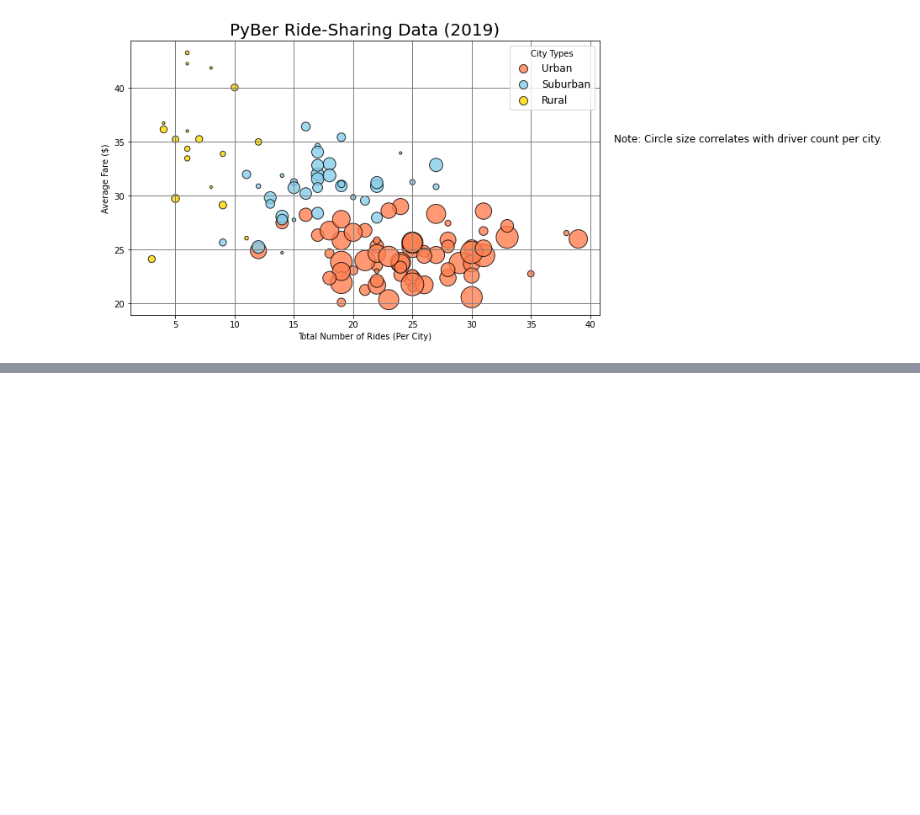
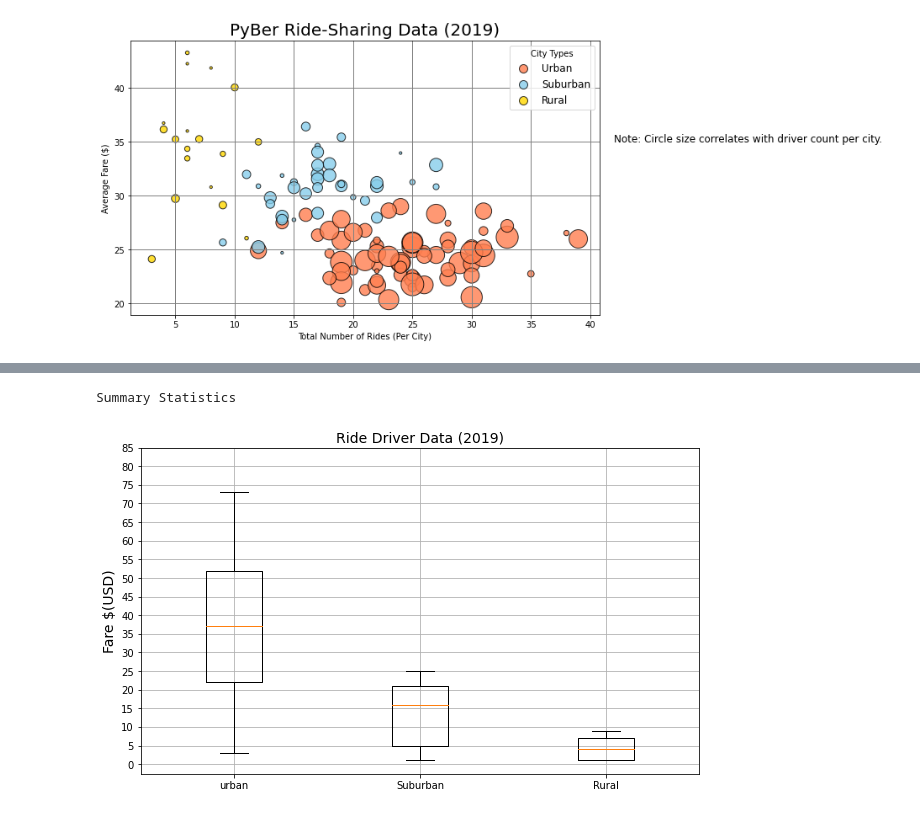
Before and after one commit to austenmarden/pyber_analysis, a Jupyter notebook: pyber.ipynb, the cells around one changed output, grey strips where cells are left out. Drawn from its saved outputs; the diff is of its cells as text; code cells hidden in the pictures; blank space fills up the shorter version.

```diff
--- a/pyber.ipynb
+++ b/pyber.ipynb
@@ -66,0 +73,9 @@ rural_driver_count = rural_df.groupby(["city"]).mean()["driver_count"]
+# %%
+# Get the driver count data from the urban cities.
+urban_drivers = urban_df['driver_count']
+suburban_drivers = suburban_df['driver_count']
+rural_drivers = rural_df['driver_count']
+
+print(urban_drivers.describe())
+print(suburban_drivers.describe())
+print(rural_drivers.describe())
@@ -152,0 +238,24 @@ plt.show()
+# %%
+#create box-and-whisker plot for the cities ride count
+
+#load all labes to be used
+x_labels = ["urban", "Suburban", "Rural"]
+#load datasets in alignment with labels above
+ride_driver_data = [urban_drivers, suburban_drivers, rural_drivers]
+
+
+fig, ax= plt.subplots(figsize = (10,6))              #initiate graph
+ax.boxplot(ride_driver_data, labels=x_labels)        #type of graph w/ data to be displayed and variables
+ax.set_title("Ride Driver Data (2019)", fontsize=14) #set title of graph and set fontsize
+ax.set_ylabel("Fare $(USD)", fontsize=14)            #set y label and fontsize
+ax.set_yticks(np.arange(0,90,step=5))                #set range and frequency of ticks on y axis
+ax.grid()                                            #add gridlines
+
+#plt.savefig('analysis/fig4.png')
+
+plt.show                                             #show graph
+
+print("Summary Statistics")
+# %% [output]
+Summary Statistics
+[figure, added]
```
Also changed, not shown: parts of 11 cells of this notebook, 4 other files.
